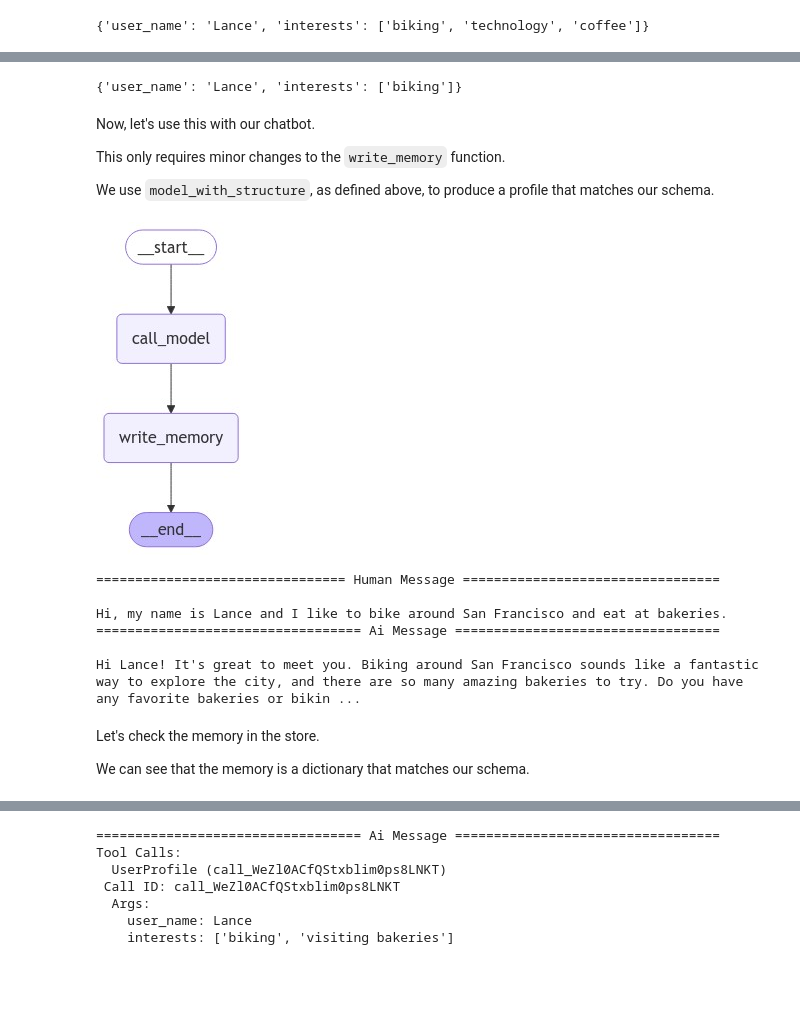
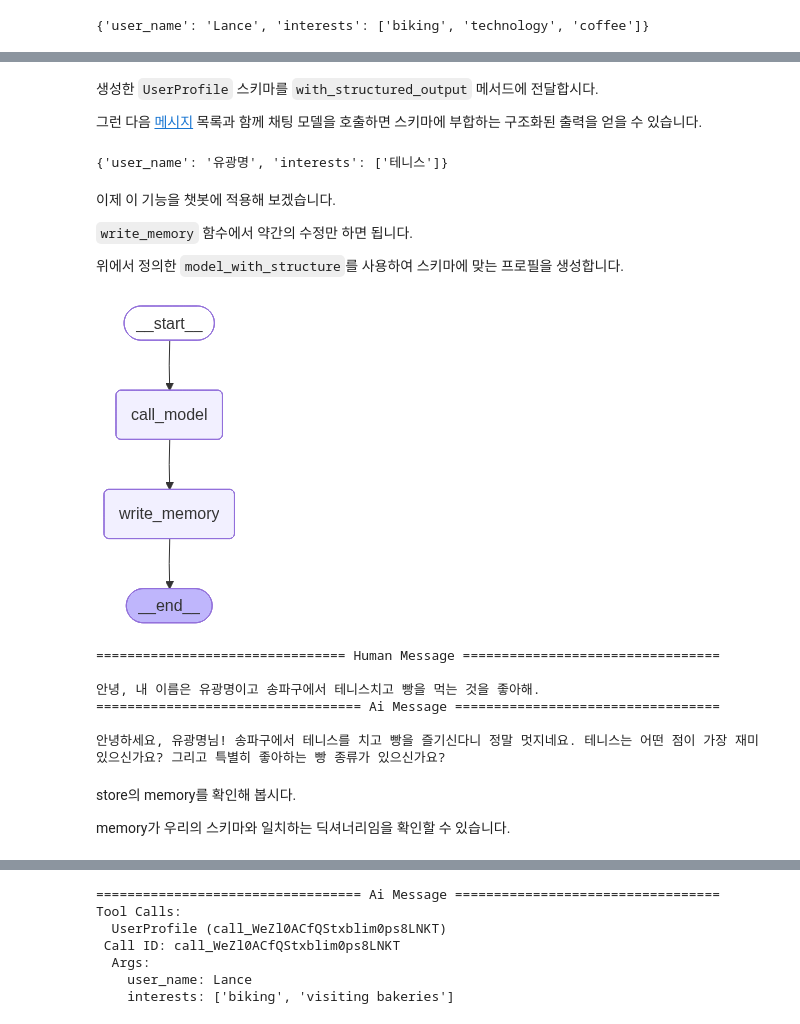
Before and after one commit to sguys99/langchain-study, a Jupyter notebook: langchain-academy/intro-to-langgraph/my_lecture/module-5/5.2.memoryschema_profile.ipynb, the cells around one changed output, grey strips where cells are left out. Saved outputs shown, nothing was run; the diff lists cells and outputs as text; code cells hidden in the pictures; blank space fills up the shorter version.

```diff
--- a/langchain-academy/intro-to-langgraph/my_lecture/module-5/5.2.memoryschema_profile.ipynb
+++ b/langchain-academy/intro-to-langgraph/my_lecture/module-5/5.2.memoryschema_profile.ipynb
@@ -127,3 +123,7 @@ We can then invoke the chat model with a list of [messages](https://docs.langcha
+# %% [markdown]
+생성한 `UserProfile` 스키마를 `with_structured_output` 메서드에 전달합시다.
+
+그런 다음 [메시지](https://docs.langchain.com/oss/python/langchain/messages) 목록과 함께 채팅 모델을 호출하면 스키마에 부합하는 구조화된 출력을 얻을 수 있습니다.
 # %%
 from pydantic import BaseModel, Field
 
@@ -137,16 +137,16 @@ model = ChatOpenAI(model="gpt-4o", temperature=0)
 model_with_structure = model.with_structured_output(UserProfile)
 
 # Invoke the model to produce structured output that matches the schema
-structured_output = model_with_structure.invoke([HumanMessage("My name is Lance, I like to bike.")])
+structured_output = model_with_structure.invoke([HumanMessage("저는 유광명입니다. 테니스 치는 것을 좋아해요.")])
 structured_output
 # %% [output]
-{'user_name': 'Lance', 'interests': ['biking']}
+{'user_name': '유광명', 'interests': ['테니스']}
-# %% [markdown]
-Now, let's use this with our chatbot.
-
-This only requires minor changes to the `write_memory` function.
-
-We use `model_with_structure`, as defined above, to produce a profile that matches our schema.
+# %% [markdown]
+이제 이 기능을 챗봇에 적용해 보겠습니다.
+
+`write_memory` 함수에서 약간의 수정만 하면 됩니다.
+
+위에서 정의한 `model_with_structure`를 사용하여 스키마에 맞는 프로필을 생성합니다.
 # %%
 from IPython.display import Image, display
 
@@ -158,14 +158,14 @@ from langchain_core.messages import HumanMessage, SystemMessage, AIMessage
 from langchain_core.runnables.config import RunnableConfig
 
 # Chatbot instruction
-MODEL_SYSTEM_MESSAGE = """You are a helpful assistant with memory that provides information about the user.
-If you have memory for this user, use it to personalize your responses.
-Here is the memory (it may be empty): {memory}"""
+MODEL_SYSTEM_MESSAGE = """당신은 사용자에 대한 정보를 제공하는 memory를 가진 친절한 어시스턴트입니다.
+해당 사용자에 대한 기억이 있다면, 응답을 개인화하는 데 활용하세요.
+기억 내용은 다음과 같습니다(비어 있을 수 있음): {memory}"""
 
 # Create new memory from the chat history and any existing memory
-CREATE_MEMORY_INSTRUCTION = """Create or update a user profile memory based on the user's chat history.
-This will be saved for long-term memory. If there is an existing memory, simply update it.
-Here is the existing memory (it may be empty): {memory}"""
+CREATE_MEMORY_INSTRUCTION = """사용자의 채팅 기록을 기반으로 사용자 프로필 memory를 생성하거나 업데이트합니다.
+이는 장기 기억을 위해 저장됩니다. 기존 memory가 있는 경우 단순히 업데이트하십시오.
+기존 memory는 다음과 같습니다(비어 있을 수 있음): {memory}"""
 
 def call_model(state: MessagesState, config: RunnableConfig, store: BaseStore):
 
@@ -220,41 +220,41 @@ def write_memory(state: MessagesState, config: RunnableConfig, store: BaseStore)
     # Format the existing memory in the instruction
     system_msg = CREATE_MEMORY_INSTRUCTION.format(memory=formatted_memory)
 
     # Invoke the model to produce structured output that matches the schema
     new_memory = model_with_structure.invoke([SystemMessage(content=system_msg)]+state['messages'])
 
     # Overwrite the existing use profile memory
     key = "user_memory"
     store.put(namespace, key, new_memory)
 
 # Define the graph
 builder = StateGraph(MessagesState)
 builder.add_node("call_model", call_model)
 builder.add_node("write_memory", write_memory)
 builder.add_edge(START, "call_model")
 builder.add_edge("call_model", "write_memory")
 builder.add_edge("write_memory", END)
 
 # Store for long-term (across-thread) memory
 across_thread_memory = InMemoryStore()
 
 # Checkpointer for short-term (within-thread) memory
 within_thread_memory = MemorySaver()
 
 # Compile the graph with the checkpointer fir and store
 graph = builder.compile(checkpointer=within_thread_memory, store=across_thread_memory)
 
 # View
 display(Image(graph.get_graph(xray=1).draw_mermaid_png()))
 # %% [output]
-[figure, old version]
+[figure, new version]
 # %%
 # We supply a thread ID for short-term (within-thread) memory
 # We supply a user ID for long-term (across-thread) memory
 config = {"configurable": {"thread_id": "1", "user_id": "1"}}
 
 # User input
-input_messages = [HumanMessage(content="Hi, my name is Lance and I like to bike around San Francisco and eat at bakeries.")]
+input_messages = [HumanMessage(content="안녕, 내 이름은 유광명이고 송파구에서 테니스치고 빵을 먹는 것을 좋아해.")]
 
 # Run the graph
 for chunk in graph.stream({"messages": input_messages}, config, stream_mode="values"):
@@ -262,14 +262,14 @@ for chunk in graph.stream({"messages": input_messages}, config, stream_mode="val
 # %% [output]
 ================================ Human Message =================================
 
-Hi, my name is Lance and I like to bike around San Francisco and eat at bakeries.
+안녕, 내 이름은 유광명이고 송파구에서 테니스치고 빵을 먹는 것을 좋아해.
 ================================== Ai Message ==================================
 
-Hi Lance! It's great to meet you. Biking around San Francisco sounds like a fantastic way to explore the city, and there are so many amazing bakeries to try. Do you have any favorite bakeries or bikin ...
+안녕하세요, 유광명님! 송파구에서 테니스를 치고 빵을 즐기신다니 정말 멋지네요. 테니스는 어떤 점이 가장 재미있으신가요? 그리고 특별히 좋아하는 빵 종류가 있으신가요?
-# %% [markdown]
-Let's check the memory in the store.
-
-We can see that the memory is a dictionary that matches our schema.
+# %% [markdown]
+store의 memory를 확인해 봅시다.
+
+memory가 우리의 스키마와 일치하는 딕셔너리임을 확인할 수 있습니다.
 # %%
 # Namespace for the memory to save
 user_id = "1"
```
Also changed, not shown: parts of 31 cells of this notebook.
